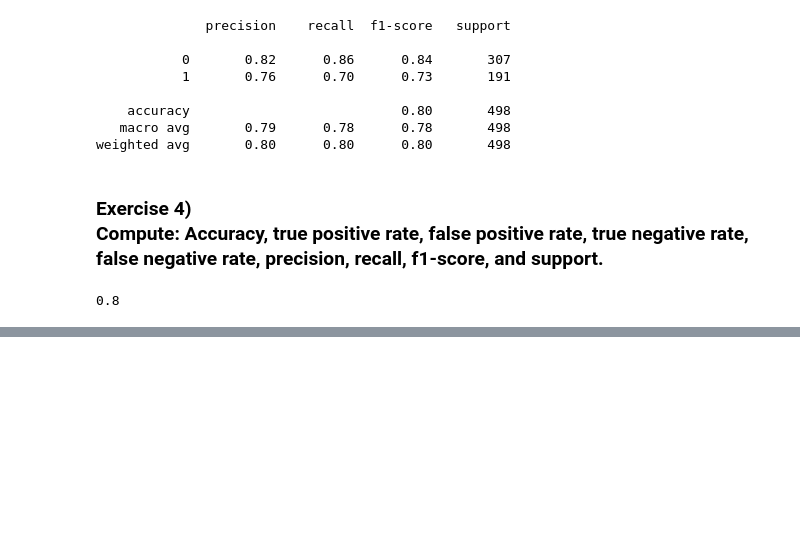
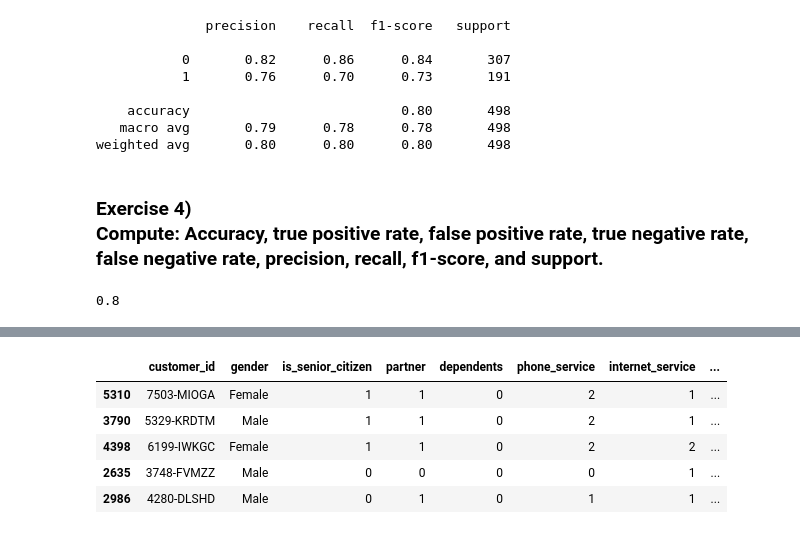
Before and after one commit to jeneyring/classification-exercises, a Jupyter notebook: model.ipynb, the cells around one changed output, grey strips where cells are left out. Cells and saved outputs as stored; diff of their text form; code cells hidden in the pictures; blank space fills up the shorter version.

```diff
--- a/model.ipynb
+++ b/model.ipynb
@@ -214,0 +328,6 @@ weighted avg       0.80      0.80      0.80       498
+# %%
+#changing any yes/no to whole of dataframe
+train = train.replace({'Yes':1, 'No':0})
+# %%
+#hadn't added encoding yet to prepare file.
+train = train.drop(columns=['customer_id',])
@@ -214,0 +336,9 @@ weighted avg       0.80      0.80      0.80       498
+# %%
+train.head()
+# %% [output]
+|  | customer_id | gender | is_senior_citizen | partner | dependents | phone_service | internet_service | ... |
+| 5310 | 7503-MIOGA | Female | 1 | 1 | 0 | 2 | 1 | ... |
+| 3790 | 5329-KRDTM | Male | 1 | 1 | 0 | 2 | 1 | ... |
+| 4398 | 6199-IWKGC | Female | 1 | 1 | 0 | 2 | 2 | ... |
+| 2635 | 3748-FVMZZ | Male | 0 | 0 | 0 | 0 | 1 | ... |
+| 2986 | 4280-DLSHD | Male | 0 | 1 | 0 | 1 | 1 | ... |
```
Also changed, not shown: parts of 24 cells of this notebook, 1 other file.
